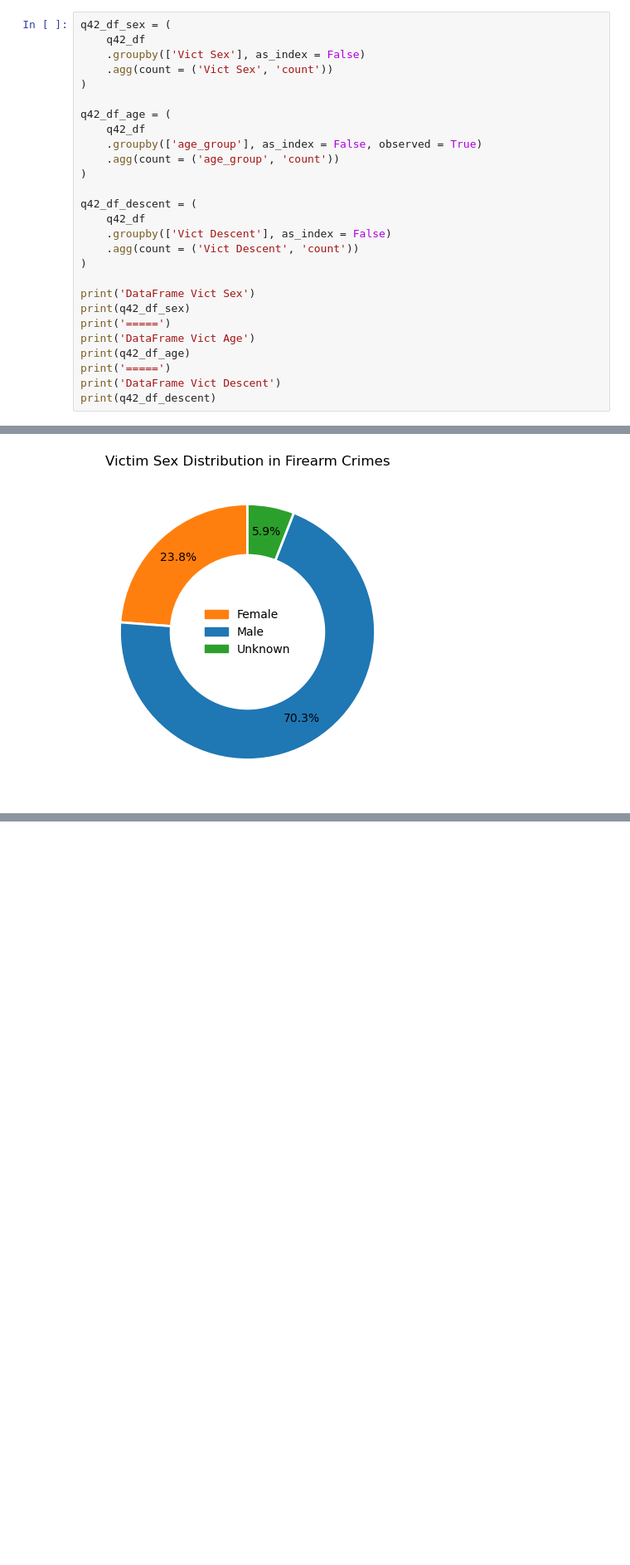
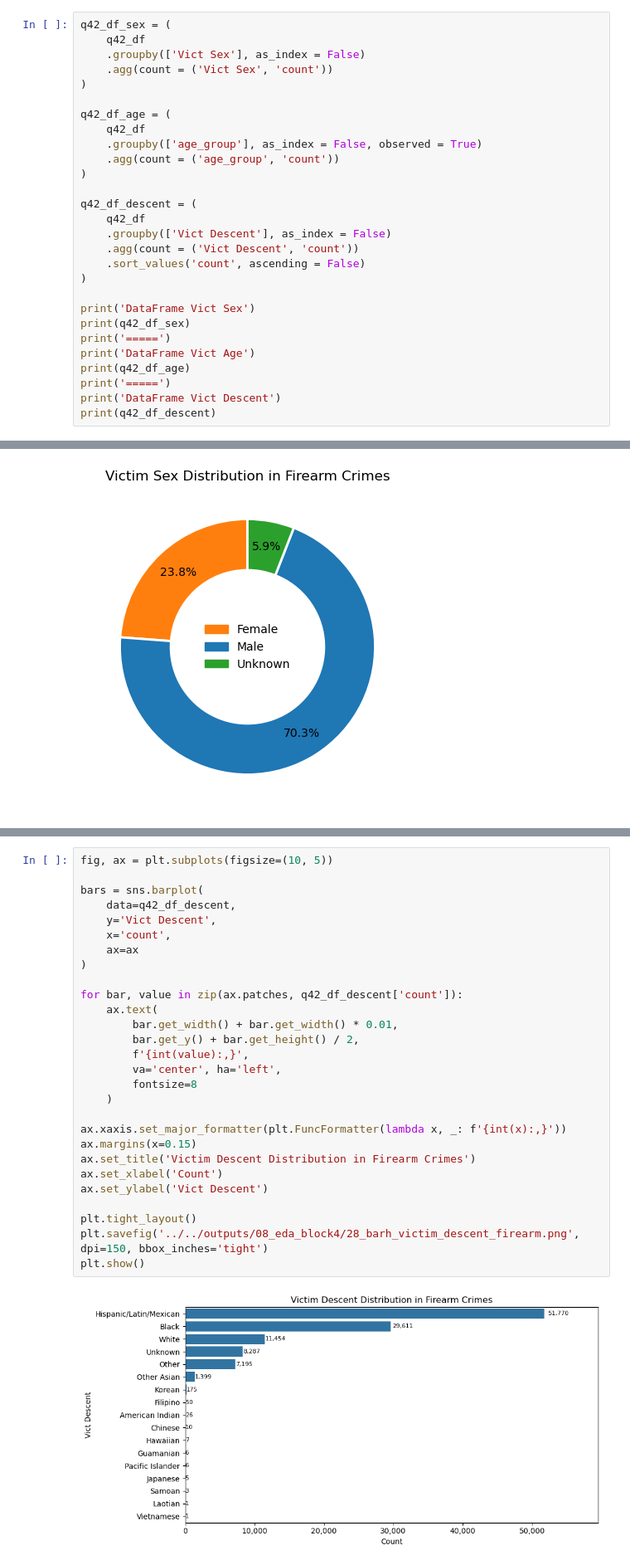
Before and after one commit to AnalystEca/lapd-crime-data, a Jupyter notebook: notebooks/02_analyze/08_eda_block4.ipynb, the cells around one changed output, grey strips where cells are left out. Shown at 83% size. Cells and saved outputs as stored; diff of their text form; blank space fills up the shorter version.

```diff
--- a/notebooks/02_analyze/08_eda_block4.ipynb
+++ b/notebooks/02_analyze/08_eda_block4.ipynb
@@ -471,6 +471,7 @@ q42_df_descent = (
     q42_df
     .groupby(['Vict Descent'], as_index = False)
     .agg(count = ('Vict Descent', 'count'))
+    .sort_values('count', ascending = False)
 )
 
 print('DataFrame Vict Sex')
@@ -538,0 +609,30 @@ Il grafico ci mostra che nei crimini con arma da fuoco le vittime principali son
+# %%
+fig, ax = plt.subplots(figsize=(10, 5))
+
+bars = sns.barplot(
+    data=q42_df_descent,
+    y='Vict Descent',
+    x='count',
+    ax=ax
+)
+
+for bar, value in zip(ax.patches, q42_df_descent['count']):
+    ax.text(
+        bar.get_width() + bar.get_width() * 0.01,
+        bar.get_y() + bar.get_height() / 2,
+        f'{int(value):,}',
+        va='center', ha='left',
+        fontsize=8
+    )
+
+ax.xaxis.set_major_formatter(plt.FuncFormatter(lambda x, _: f'{int(x):,}'))
+ax.margins(x=0.15)
+ax.set_title('Victim Descent Distribution in Firearm Crimes')
+ax.set_xlabel('Count')
+ax.set_ylabel('Vict Descent')
+
+plt.tight_layout()
+plt.savefig('../../outputs/08_eda_block4/28_barh_victim_descent_firearm.png', dpi=150, bbox_inches='tight')
+plt.show()
+# %% [output]
+[figure, added]
```
Also changed, not shown: parts of 6 cells of this notebook, 2 other files.
